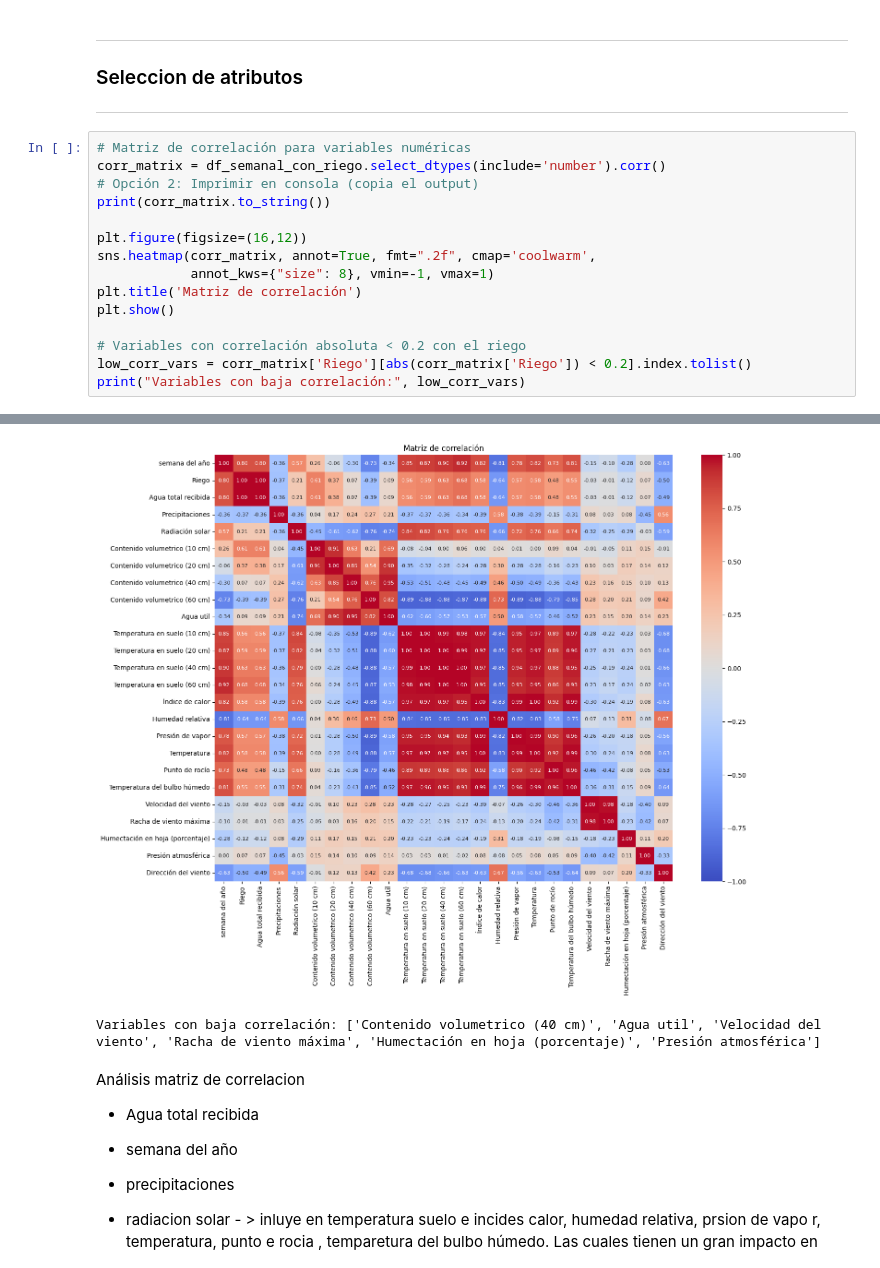
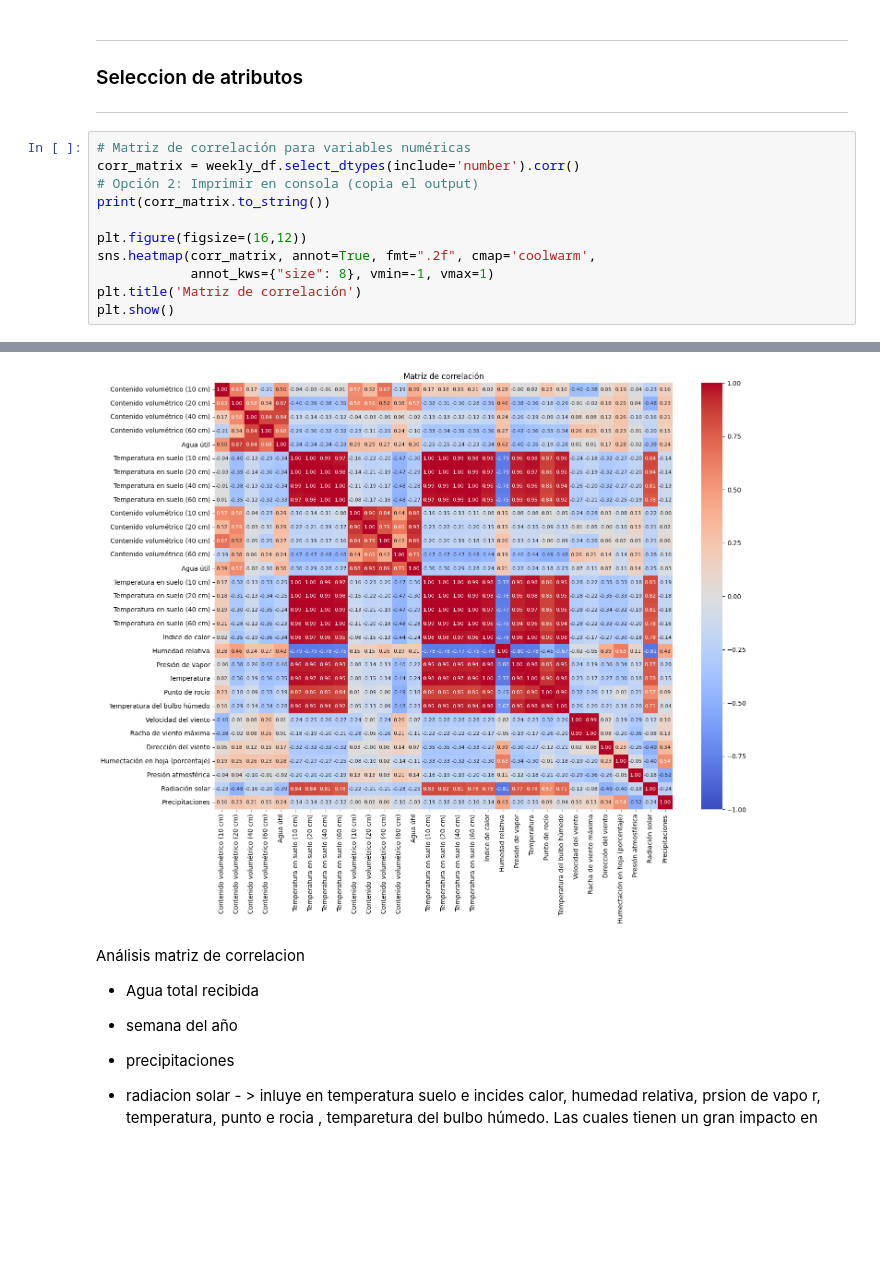
Before and after one commit to rodrigocastroviejo/Optimizacion-de-Riego-Deficitario-Controlado-en-cultivos-Le-osos-Mediante-Machine-Learning, a Jupyter notebook: model/EDA.ipynb, the cells around one changed output, grey strips where cells are left out. Saved outputs shown, nothing was run; the diff lists cells and outputs as text; blank space fills up the shorter version.

```diff
--- a/model/EDA.ipynb
+++ b/model/EDA.ipynb
@@ -332,7 +248,7 @@ for var in vars_clave:
 ---
 # %%
 # Matriz de correlación para variables numéricas
-corr_matrix = df_semanal_con_riego.select_dtypes(include='number').corr()
+corr_matrix = weekly_df.select_dtypes(include='number').corr()
 # Opción 2: Imprimir en consola (copia el output)
 print(corr_matrix.to_string())
 
@@ -341,8 +257,4 @@ sns.heatmap(corr_matrix, annot=True, fmt=".2f", cmap='coolwarm',
             annot_kws={"size": 8}, vmin=-1, vmax=1)
 plt.title('Matriz de correlación')
 plt.show()
-
-# Variables con correlación absoluta < 0.2 con el riego
-low_corr_vars = corr_matrix['Riego'][abs(corr_matrix['Riego']) < 0.2].index.tolist()
-print("Variables con baja correlación:", low_corr_vars)
 # %% [output]
@@ -366,5 +278,4 @@ Dirección del viento                   -0.633896 -0.497006            -0.493660
-[figure, old version]
+[figure, new version]
-Variables con baja correlación: ['Contenido volumetrico (40 cm)', 'Agua util', 'Velocidad del viento', 'Racha de viento máxima', 'Humectación en hoja (porcentaje)', 'Presión atmosférica']
 # %% [markdown]
 Análisis matriz de correlacion
 
```
Also changed, not shown: parts of 7 cells of this notebook, 15 other files.
